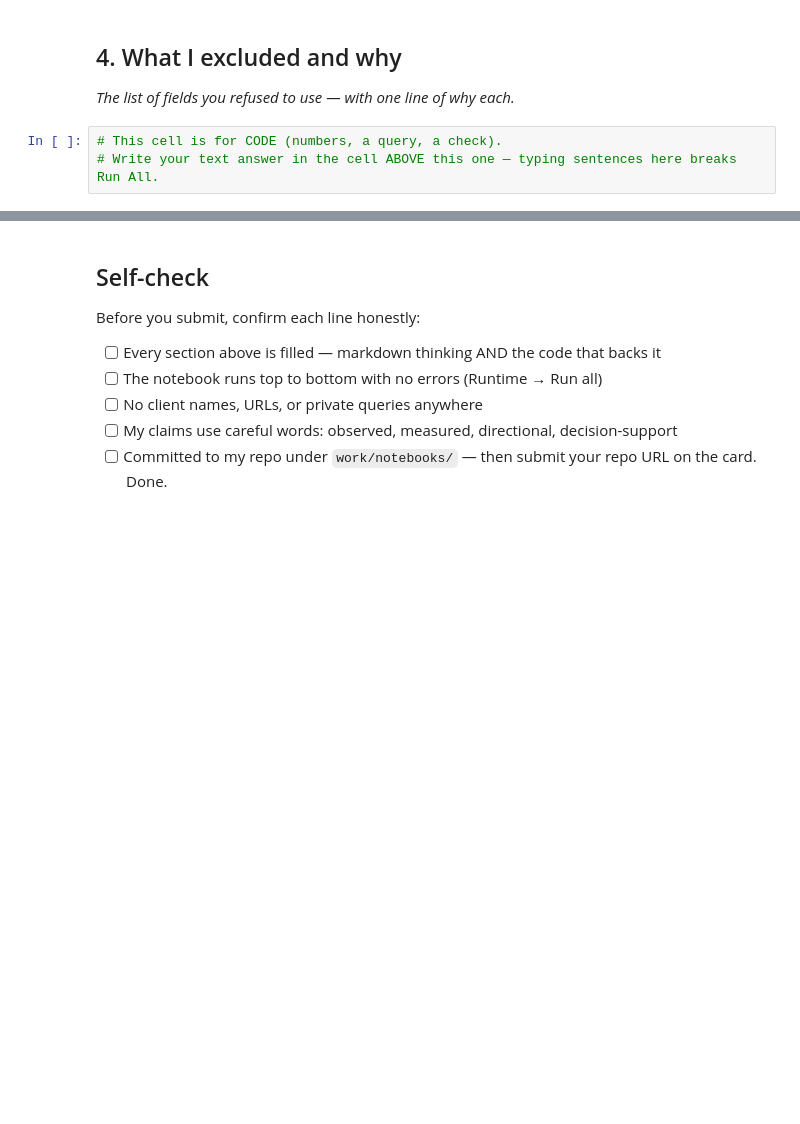
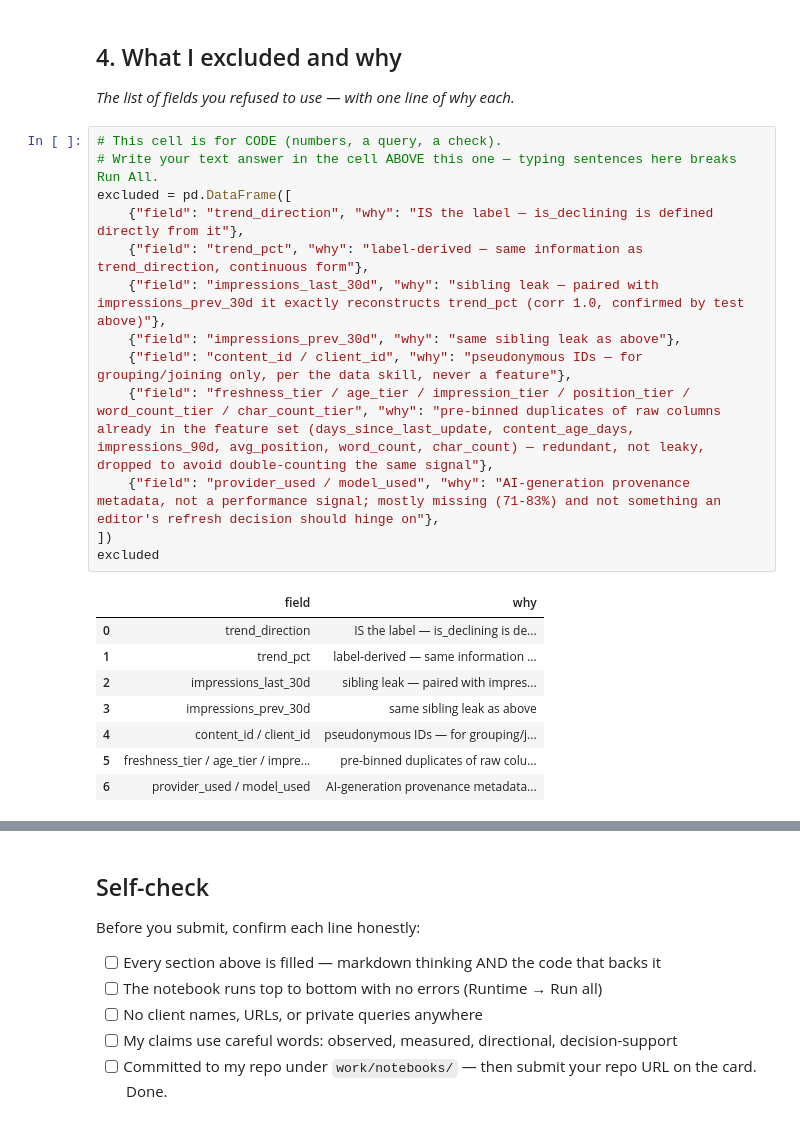
Before and after one commit to abdulhadi2005ag-cmd/flyrank-ml-internship-hadii, a Jupyter notebook: work/notebooks/w03_feature_leakage_check.ipynb, the cells around one changed output, grey strips where cells are left out. Drawn from its saved outputs; the diff is of its cells as text; blank space fills up the shorter version.

```diff
--- a/work/notebooks/w03_feature_leakage_check.ipynb
+++ b/work/notebooks/w03_feature_leakage_check.ipynb
@@ -31,6 +223,25 @@ This skeleton is yours to fill. Work the sections **in order** — each one has
 ## 4. What I excluded and why
 
 *The list of fields you refused to use — with one line of why each.*
-# %%
-# This cell is for CODE (numbers, a query, a check).
-# Write your text answer in the cell ABOVE this one — typing sentences here breaks Run All.
+# %%
+# This cell is for CODE (numbers, a query, a check).
+# Write your text answer in the cell ABOVE this one — typing sentences here breaks Run All.
+excluded = pd.DataFrame([
+    {"field": "trend_direction", "why": "IS the label — is_declining is defined directly from it"},
+    {"field": "trend_pct", "why": "label-derived — same information as trend_direction, continuous form"},
+    {"field": "impressions_last_30d", "why": "sibling leak — paired with impressions_prev_30d it exactly reconstructs trend_pct (corr 1.0, confirmed by test above)"},
+    {"field": "impressions_prev_30d", "why": "same sibling leak as above"},
+    {"field": "content_id / client_id", "why": "pseudonymous IDs — for grouping/joining only, per the data skill, never a feature"},
+    {"field": "freshness_tier / age_tier / impression_tier / position_tier / word_count_tier / char_count_tier", "why": "pre-binned duplicates of raw columns already in the feature set (days_since_last_update, content_age_days, impressions_90d, avg_position, word_count, char_count) — redundant, not leaky, dropped to avoid double-counting the same signal"},
+    {"field": "provider_used / model_used", "why": "AI-generation provenance metadata, not a performance signal; mostly missing (71-83%) and not something an editor's refresh decision should hinge on"},
+])
+excluded
+# %% [output]
+|  | field | why |
+| 0 | trend_direction | IS the label — is_declining is de... |
+| 1 | trend_pct | label-derived — same information ... |
+| 2 | impressions_last_30d | sibling leak — paired with impres... |
+| 3 | impressions_prev_30d | same sibling leak as above |
+| 4 | content_id / client_id | pseudonymous IDs — for grouping/j... |
+| 5 | freshness_tier / age_tier / impre... | pre-binned duplicates of raw colu... |
+| 6 | provider_used / model_used | AI-generation provenance metadata... |
```
Also changed, not shown: parts of 14 cells of this notebook.
